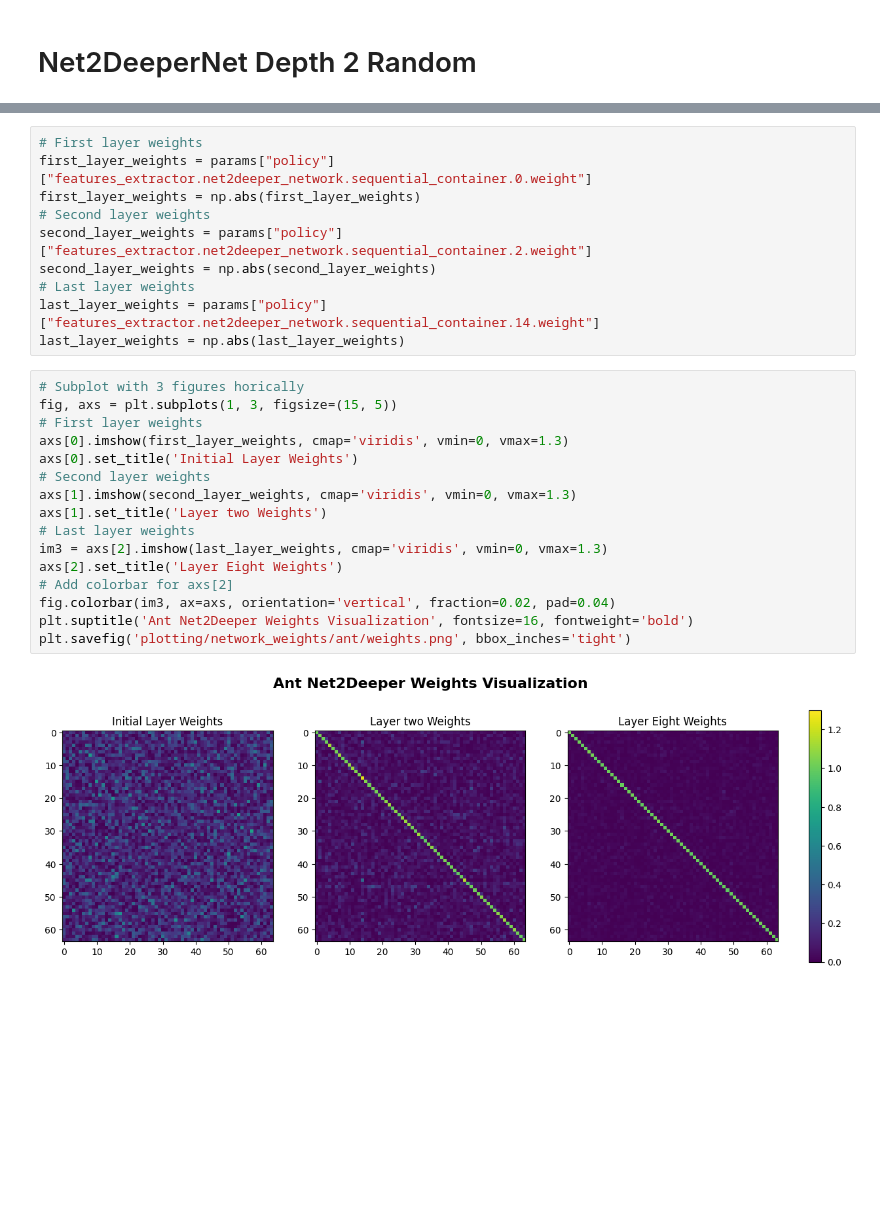
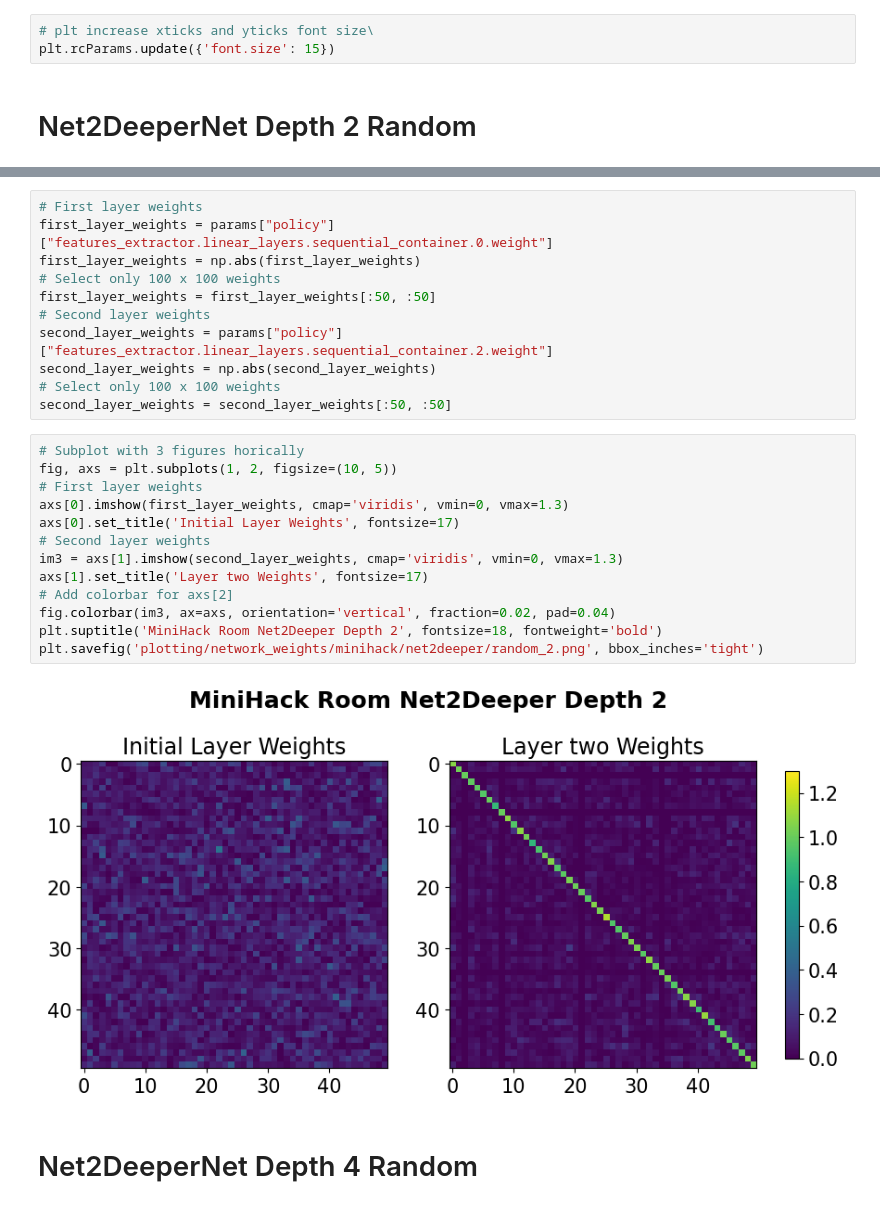
Before and after one commit to automl/GrowNN, a Jupyter notebook: plotting/network_weights/minihack/net2deeper/visualize.ipynb, the cells around one changed output, grey strips where cells are left out. Saved outputs shown, nothing was run; the diff lists cells and outputs as text; blank space fills up the shorter version.

```diff
--- a/plotting/network_weights/minihack/net2deeper/visualize.ipynb
+++ b/plotting/network_weights/minihack/net2deeper/visualize.ipynb
@@ -6,6 +6,9 @@ import torch
 from typing import Dict
 import os
 from stable_baselines3.common.save_util import load_from_zip_file
+# %%
+# plt increase xticks and yticks font size\
+plt.rcParams.update({'font.size': 15})
 # %% [markdown]
 # Net2DeeperNet Depth 2 Random
 # %%
@@ -21,28 +22,28 @@ odict_keys(['log_std', 'features_extractor.input_layer.weight', 'features_extrac
 # %%
 # First layer weights
-first_layer_weights = params["policy"]["features_extractor.net2deeper_network.sequential_container.0.weight"]
+first_layer_weights = params["policy"]["features_extractor.linear_layers.sequential_container.0.weight"]
 first_layer_weights = np.abs(first_layer_weights)
+# Select only 100 x 100 weights
+first_layer_weights = first_layer_weights[:50, :50]
 # Second layer weights
-second_layer_weights = params["policy"]["features_extractor.net2deeper_network.sequential_container.2.weight"]
+second_layer_weights = params["policy"]["features_extractor.linear_layers.sequential_container.2.weight"]
 second_layer_weights = np.abs(second_layer_weights)
-# Last layer weights
-last_layer_weights = params["policy"]["features_extractor.net2deeper_network.sequential_container.14.weight"]
-last_layer_weights = np.abs(last_layer_weights)
+# Select only 100 x 100 weights
+second_layer_weights = second_layer_weights[:50, :50]
 # %%
 # Subplot with 3 figures horically
-fig, axs = plt.subplots(1, 3, figsize=(15, 5))
+fig, axs = plt.subplots(1, 2, figsize=(10, 5))
 # First layer weights
 axs[0].imshow(first_layer_weights, cmap='viridis', vmin=0, vmax=1.3)
-axs[0].set_title('Initial Layer Weights')
+axs[0].set_title('Initial Layer Weights', fontsize=17)
 # Second layer weights
-axs[1].imshow(second_layer_weights, cmap='viridis', vmin=0, vmax=1.3)
-axs[1].set_title('Layer two Weights')
-# Last layer weights
-im3 = axs[2].imshow(last_layer_weights, cmap='viridis', vmin=0, vmax=1.3)
-axs[2].set_title('Layer Eight Weights')
+im3 = axs[1].imshow(second_layer_weights, cmap='viridis', vmin=0, vmax=1.3)
+axs[1].set_title('Layer two Weights', fontsize=17)
 # Add colorbar for axs[2]
 fig.colorbar(im3, ax=axs, orientation='vertical', fraction=0.02, pad=0.04)
-plt.suptitle('Ant Net2Deeper Weights Visualization', fontsize=16, fontweight='bold')
-plt.savefig('plotting/network_weights/ant/weights.png', bbox_inches='tight')
+plt.suptitle('MiniHack Room Net2Deeper Depth 2', fontsize=18, fontweight='bold')
+plt.savefig('plotting/network_weights/minihack/net2deeper/random_2.png', bbox_inches='tight')
 # %% [output]
-[figure, old version]
+[figure, new version]
+# %% [markdown]
+# Net2DeeperNet Depth 4 Random
```
Also changed, not shown: parts of 14 cells of this notebook, 17 other files.
